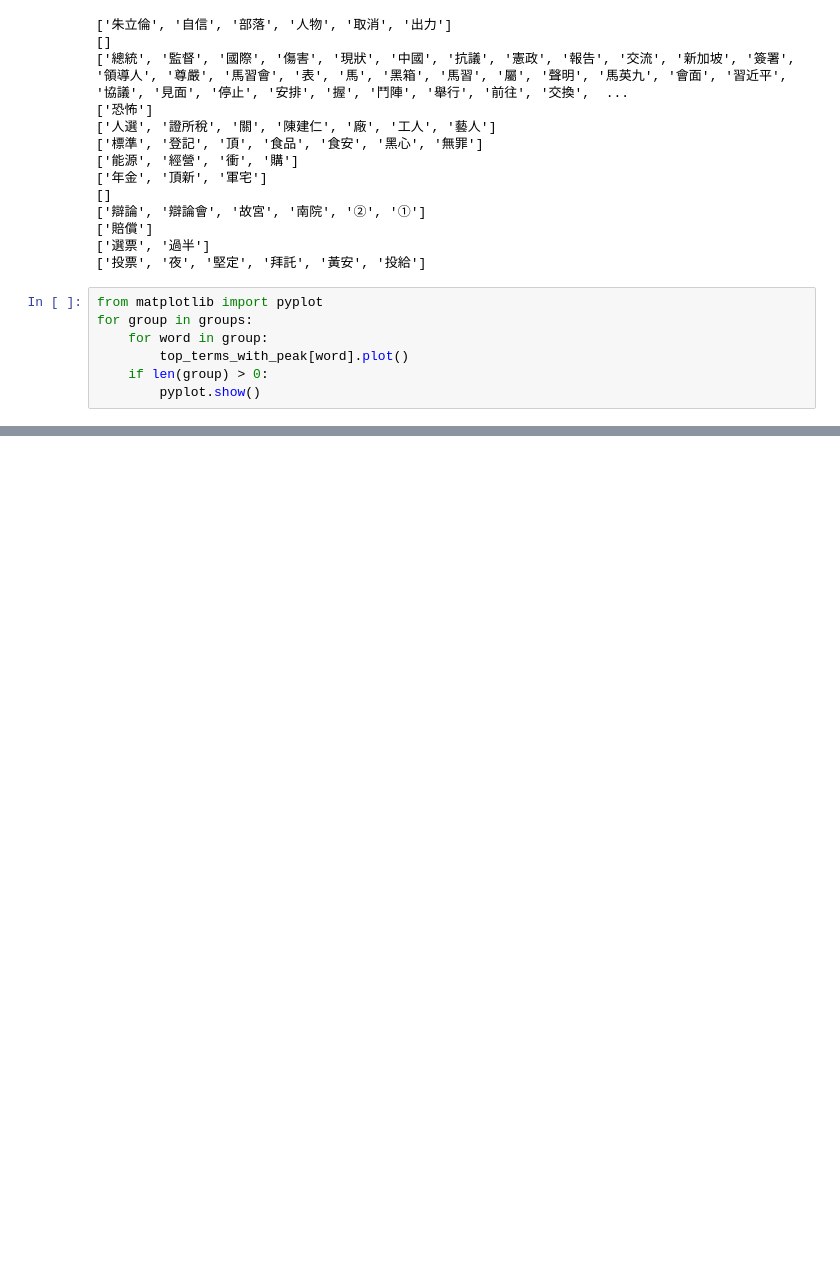
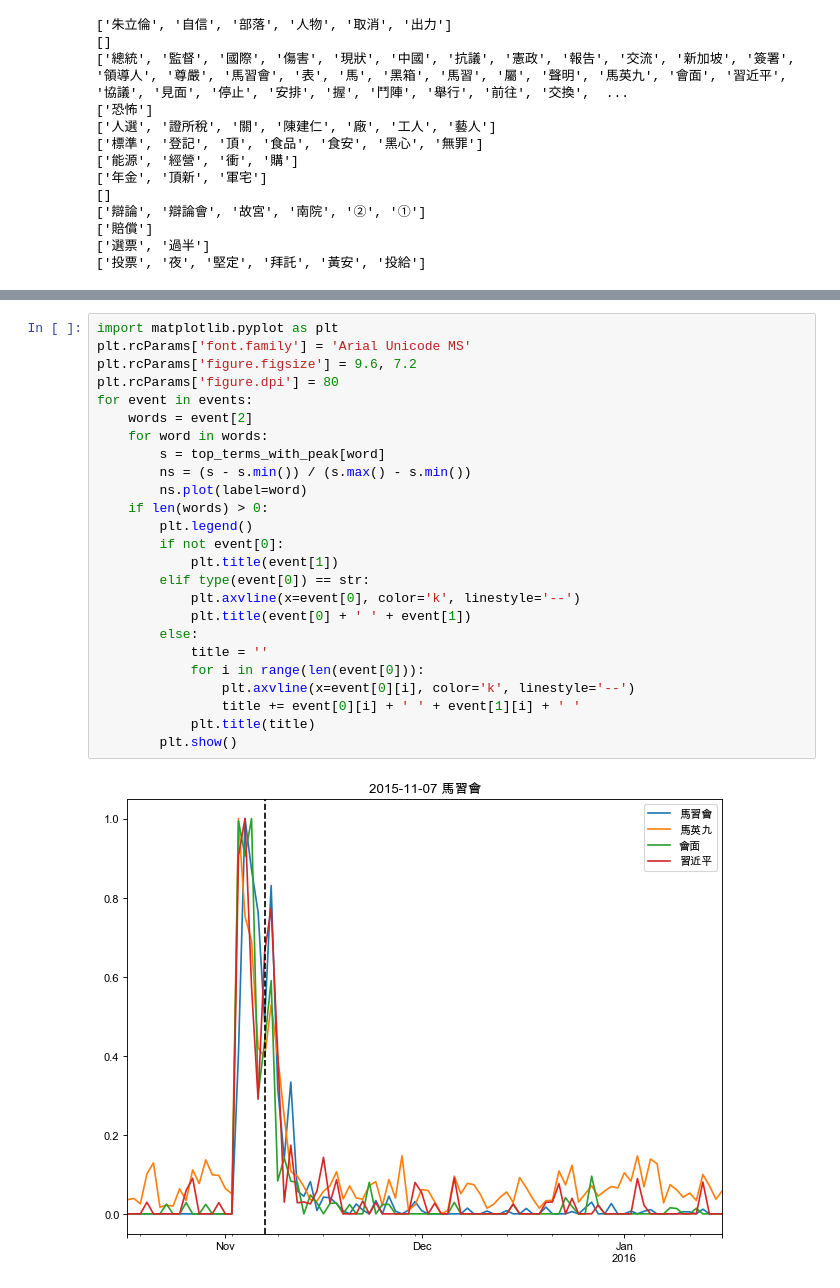
Before and after one commit to yuwen41200/bachelor-thesis, a Jupyter notebook: 4-keyword-extraction/time_series.ipynb, the cells around one changed output, grey strips where cells are left out. Cells and saved outputs as stored; diff of their text form; blank space fills up the shorter version.

```diff
--- a/4-keyword-extraction/time_series.ipynb
+++ b/4-keyword-extraction/time_series.ipynb
@@ -97,10 +97,3 @@ for group in groups:
 ['賠償']
 ['選票', '過半']
 ['投票', '夜', '堅定', '拜託', '黃安', '投給']
-# %%
-from matplotlib import pyplot
-for group in groups:
-    for word in group:
-        top_terms_with_peak[word].plot()
-    if len(group) > 0:
-        pyplot.show()
@@ -118,0 +123,27 @@ for group in groups:
+# %%
+import matplotlib.pyplot as plt
+plt.rcParams['font.family'] = 'Arial Unicode MS'
+plt.rcParams['figure.figsize'] = 9.6, 7.2
+plt.rcParams['figure.dpi'] = 80
+for event in events:
+    words = event[2]
+    for word in words:
+        s = top_terms_with_peak[word]
+        ns = (s - s.min()) / (s.max() - s.min())
+        ns.plot(label=word)
+    if len(words) > 0:
+        plt.legend()
+        if not event[0]:
+            plt.title(event[1])
+        elif type(event[0]) == str:
+            plt.axvline(x=event[0], color='k', linestyle='--')
+            plt.title(event[0] + ' ' + event[1])
+        else:
+            title = ''
+            for i in range(len(event[0])):
+                plt.axvline(x=event[0][i], color='k', linestyle='--')
+                title += event[0][i] + ' ' + event[1][i] + ' '
+            plt.title(title)
+        plt.show()
+# %% [output]
+[figure, added]
```
Also changed, not shown: parts of 3 cells of this notebook.
